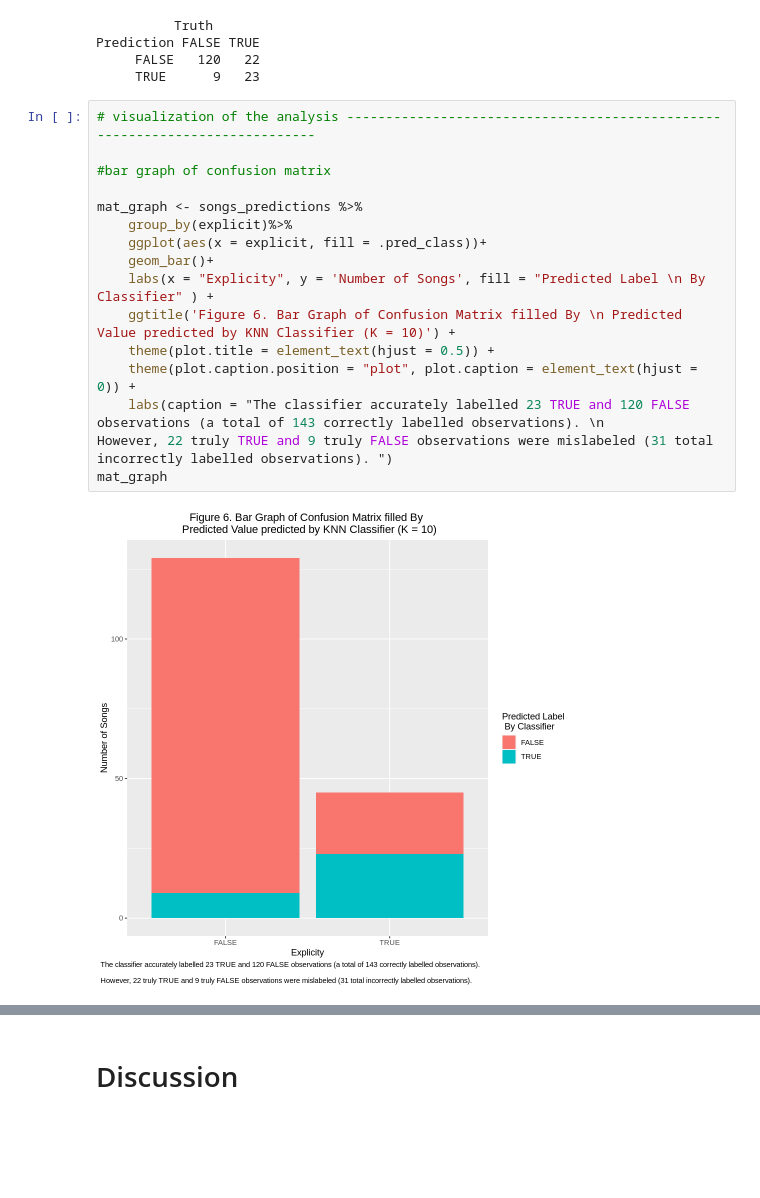
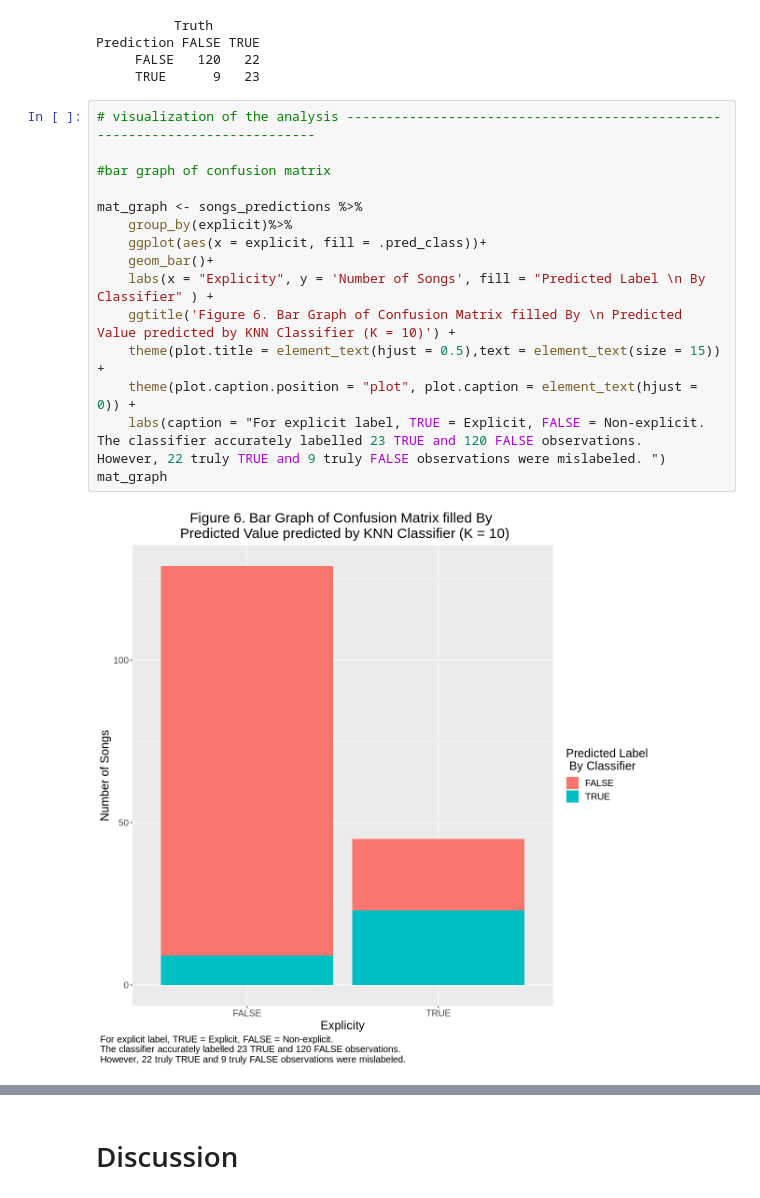
Before and after one commit to SugarLucas/dsci_100_project, a Jupyter notebook: Top_hits.ipynb, the cells around one changed output, grey strips where cells are left out. Cells and saved outputs as stored; diff of their text form; blank space fills up the shorter version.

```diff
--- a/Top_hits.ipynb
+++ b/Top_hits.ipynb
@@ -354,21 +379,22 @@ Prediction FALSE TRUE
 # %%
 # visualization of the analysis ----------------------------------------------------------------------------
 
 #bar graph of confusion matrix
 
 mat_graph <- songs_predictions %>%
     group_by(explicit)%>%
     ggplot(aes(x = explicit, fill = .pred_class))+
     geom_bar()+
     labs(x = "Explicity", y = 'Number of Songs', fill = "Predicted Label \n By Classifier" ) +
     ggtitle('Figure 6. Bar Graph of Confusion Matrix filled By \n Predicted Value predicted by KNN Classifier (K = 10)') +
-    theme(plot.title = element_text(hjust = 0.5)) +
+    theme(plot.title = element_text(hjust = 0.5),text = element_text(size = 15)) +
     theme(plot.caption.position = "plot", plot.caption = element_text(hjust = 0)) +
-    labs(caption = "The classifier accurately labelled 23 TRUE and 120 FALSE observations (a total of 143 correctly labelled observations). \n
-However, 22 truly TRUE and 9 truly FALSE observations were mislabeled (31 total incorrectly labelled observations). ")
+    labs(caption = "For explicit label, TRUE = Explicit, FALSE = Non-explicit.
+The classifier accurately labelled 23 TRUE and 120 FALSE observations.
+However, 22 truly TRUE and 9 truly FALSE observations were mislabeled. ")
 mat_graph
 # %% [output]
-[figure, old version]
+[figure, new version]
 # %%
 # Table with best K, variables, accuracy
 summary_of_analysis = matrix(c('Explicit', 'Speechiness, danceability, energy', 'K = 10', '81.7 %'), ncol = 1, byrow = TRUE)
```
Also changed, not shown: parts of 31 cells of this notebook.
